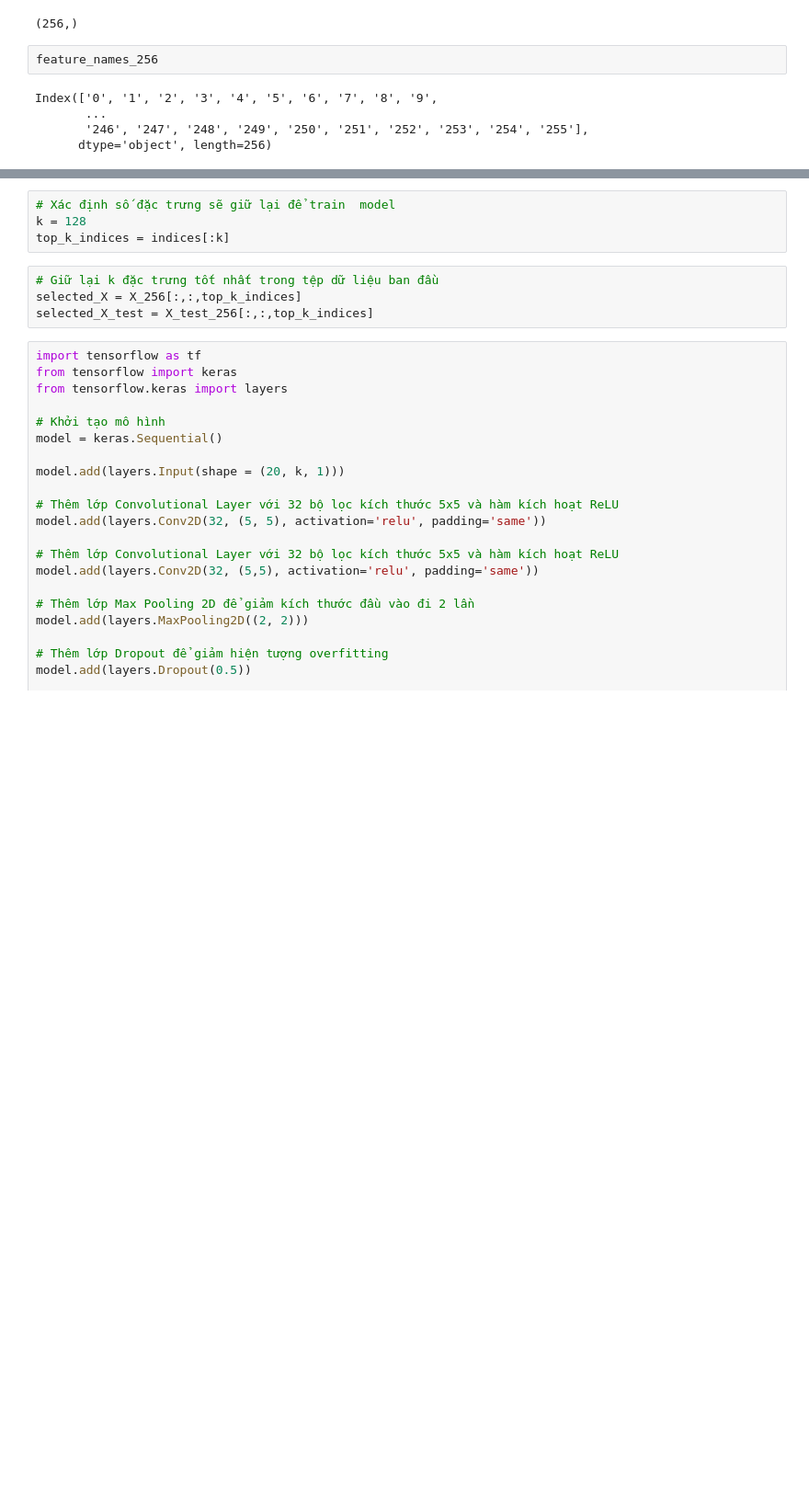
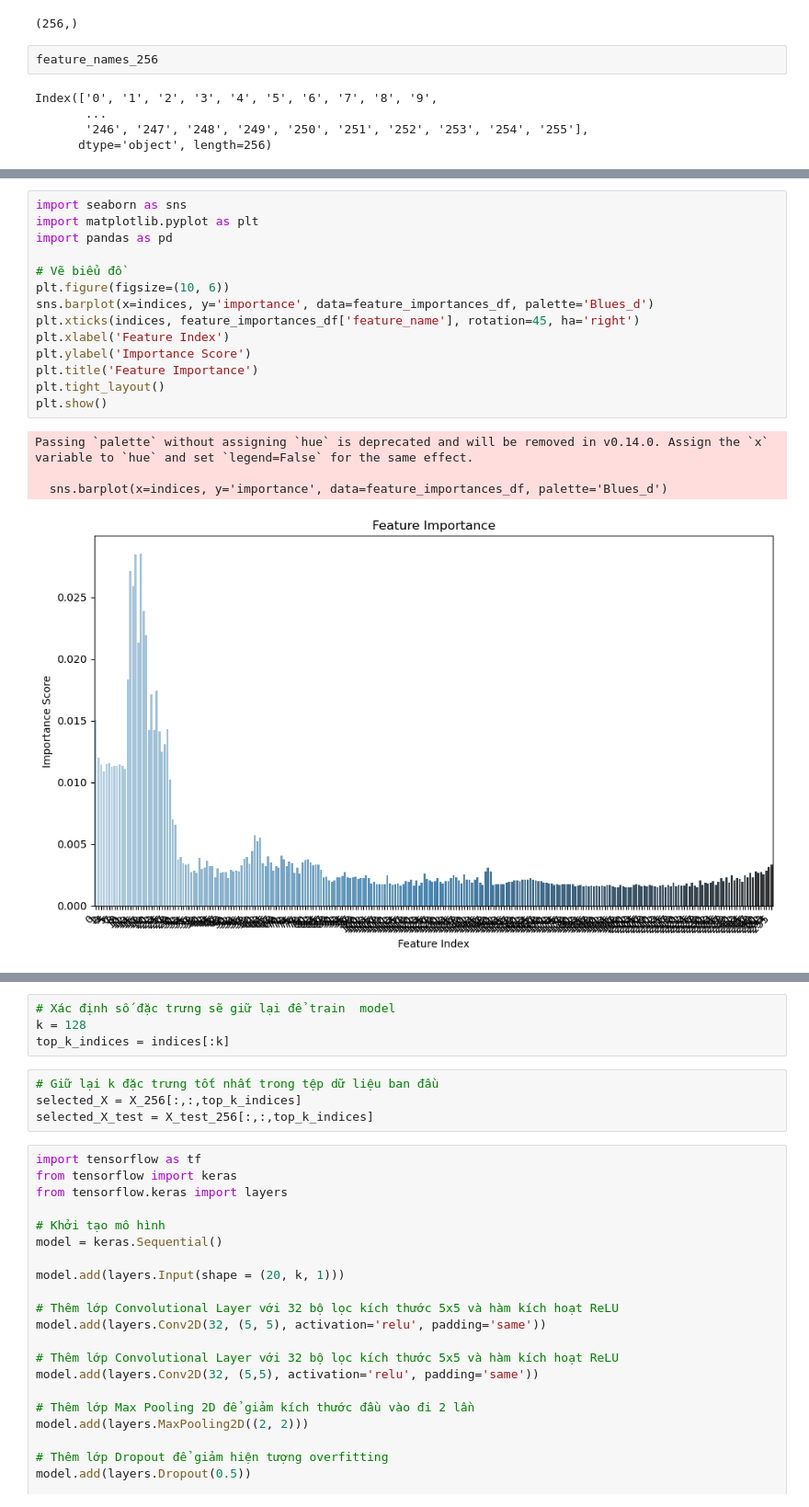
Before and after one commit to hiutinn/Quic_traffic_classifier_example, a Jupyter notebook: features_selection/256/random_forest_importance.ipynb, the cells around one changed output, grey strips where cells are left out. Shown at 92% size. Cells and saved outputs as stored; diff of their text form; blank space fills up the shorter version.

```diff
--- a/features_selection/256/random_forest_importance.ipynb
+++ b/features_selection/256/random_forest_importance.ipynb
@@ -84 +84,20 @@ Index([ 17,  14,  15,  13,  19,  16,  18,  12,  23,  21,
       dtype='int64', length=256)
+# %%
+import seaborn as sns
+import matplotlib.pyplot as plt
+import pandas as pd
+
+# Vẽ biểu đồ
+plt.figure(figsize=(10, 6))
+sns.barplot(x=indices, y='importance', data=feature_importances_df, palette='Blues_d')
+plt.xticks(indices, feature_importances_df['feature_name'], rotation=45, ha='right')
+plt.xlabel('Feature Index')
+plt.ylabel('Importance Score')
+plt.title('Feature Importance')
+plt.tight_layout()
+plt.show()
+# %% [output]
+Passing `palette` without assigning `hue` is deprecated and will be removed in v0.14.0. Assign the `x` variable to `hue` and set `legend=False` for the same effect.
+
+  sns.barplot(x=indices, y='importance', data=feature_importances_df, palette='Blues_d')
+[figure, added]
```
Also changed, not shown: parts of 7 cells of this notebook, 12 other files.
